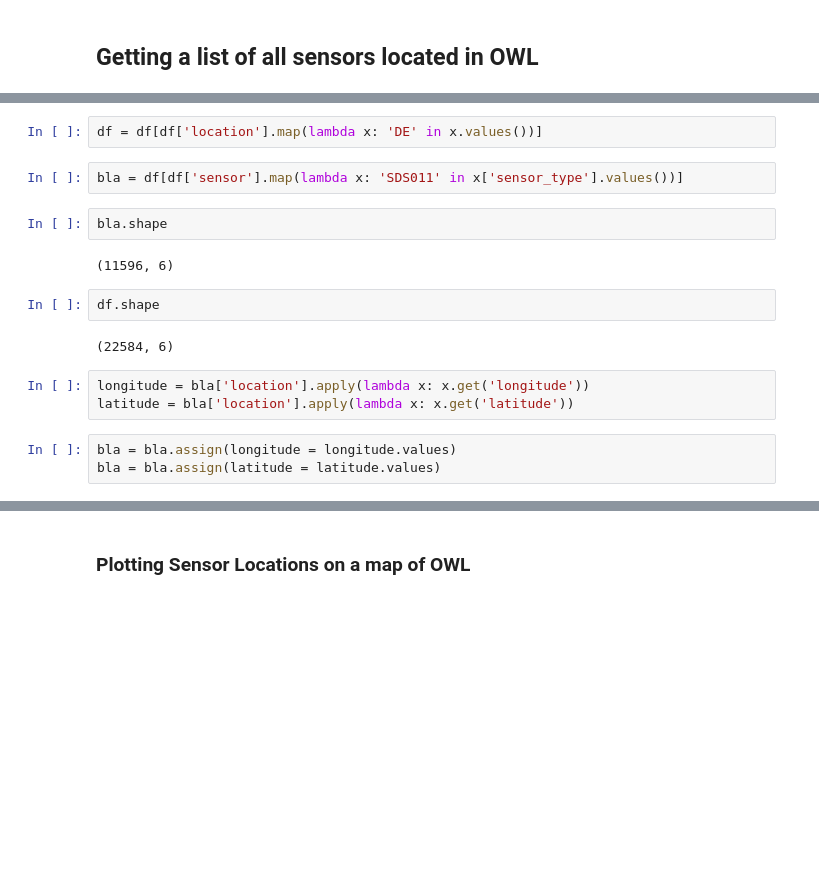
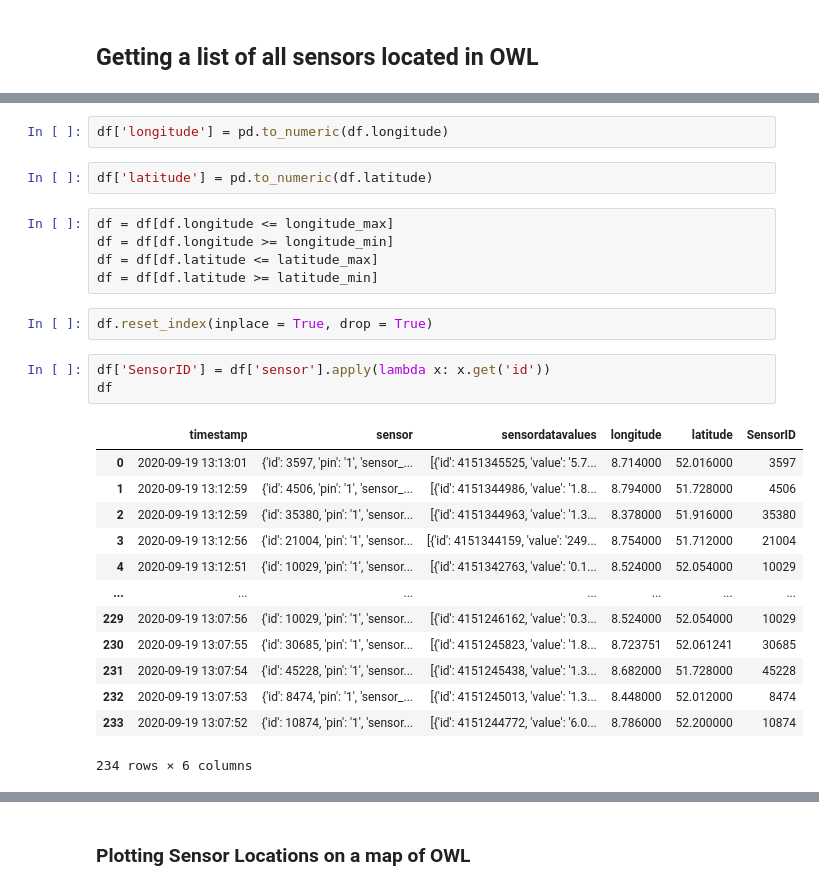
Before and after one commit to Sebastian-Bender/air-pollution, a Jupyter notebook: AirPollution/src/DataExploration.ipynb, the cells around one changed output, grey strips where cells are left out. Cells and saved outputs as stored; diff of their text form; blank space fills up the shorter version.

```diff
--- a/AirPollution/src/DataExploration.ipynb
+++ b/AirPollution/src/DataExploration.ipynb
@@ -233,18 +240,28 @@ senosrdatavalues: [{'id': 4027242609, 'value': '14.90', 'value_type': 'temperatu
+# %%
+df['longitude'] = pd.to_numeric(df.longitude)
+# %%
+df['latitude'] = pd.to_numeric(df.latitude)
+# %%
+df = df[df.longitude <= longitude_max]
+df = df[df.longitude >= longitude_min]
+df = df[df.latitude <= latitude_max]
+df = df[df.latitude >= latitude_min]
+# %%
+df.reset_index(inplace = True, drop = True)
 # %%
-df = df[df['location'].map(lambda x: 'DE' in x.values())]
+df['SensorID'] = df['sensor'].apply(lambda x: x.get('id'))
+df
+# %% [output]
+|  | timestamp | sensor | sensordatavalues | longitude | latitude | SensorID |
+| 0 | 2020-09-19 13:13:01 | {'id': 3597, 'pin': '1', 'sensor_... | [{'id': 4151345525, 'value': '5.7... | 8.714000 | 52.016000 | 3597 |
+| 1 | 2020-09-19 13:12:59 | {'id': 4506, 'pin': '1', 'sensor_... | [{'id': 4151344986, 'value': '1.8... | 8.794000 | 51.728000 | 4506 |
+| 2 | 2020-09-19 13:12:59 | {'id': 35380, 'pin': '1', 'sensor... | [{'id': 4151344963, 'value': '1.3... | 8.378000 | 51.916000 | 35380 |
+| 3 | 2020-09-19 13:12:56 | {'id': 21004, 'pin': '1', 'sensor... | [{'id': 4151344159, 'value': '249... | 8.754000 | 51.712000 | 21004 |
+| 4 | 2020-09-19 13:12:51 | {'id': 10029, 'pin': '1', 'sensor... | [{'id': 4151342763, 'value': '0.1... | 8.524000 | 52.054000 | 10029 |
+| ... | ... | ... | ... | ... | ... | ... |
+| 229 | 2020-09-19 13:07:56 | {'id': 10029, 'pin': '1', 'sensor... | [{'id': 4151246162, 'value': '0.3... | 8.524000 | 52.054000 | 10029 |
+| 230 | 2020-09-19 13:07:55 | {'id': 30685, 'pin': '1', 'sensor... | [{'id': 4151245823, 'value': '1.8... | 8.723751 | 52.061241 | 30685 |
+| 231 | 2020-09-19 13:07:54 | {'id': 45228, 'pin': '1', 'sensor... | [{'id': 4151245438, 'value': '1.3... | 8.682000 | 51.728000 | 45228 |
+| 232 | 2020-09-19 13:07:53 | {'id': 8474, 'pin': '1', 'sensor_... | [{'id': 4151245013, 'value': '1.3... | 8.448000 | 52.012000 | 8474 |
+| 233 | 2020-09-19 13:07:52 | {'id': 10874, 'pin': '1', 'sensor... | [{'id': 4151244772, 'value': '6.0... | 8.786000 | 52.200000 | 10874 |
+234 rows × 6 columns
-# %%
-bla = df[df['sensor'].map(lambda x: 'SDS011' in x['sensor_type'].values())]
-# %%
-bla.shape
-# %% [output]
-(11596, 6)
-# %%
-df.shape
-# %% [output]
-(22584, 6)
-# %%
-longitude = bla['location'].apply(lambda x: x.get('longitude'))
-latitude = bla['location'].apply(lambda x: x.get('latitude'))
-# %%
-bla = bla.assign(longitude = longitude.values)
-bla = bla.assign(latitude = latitude.values)
```
Also changed, not shown: parts of 33 cells of this notebook, 2 other files.
